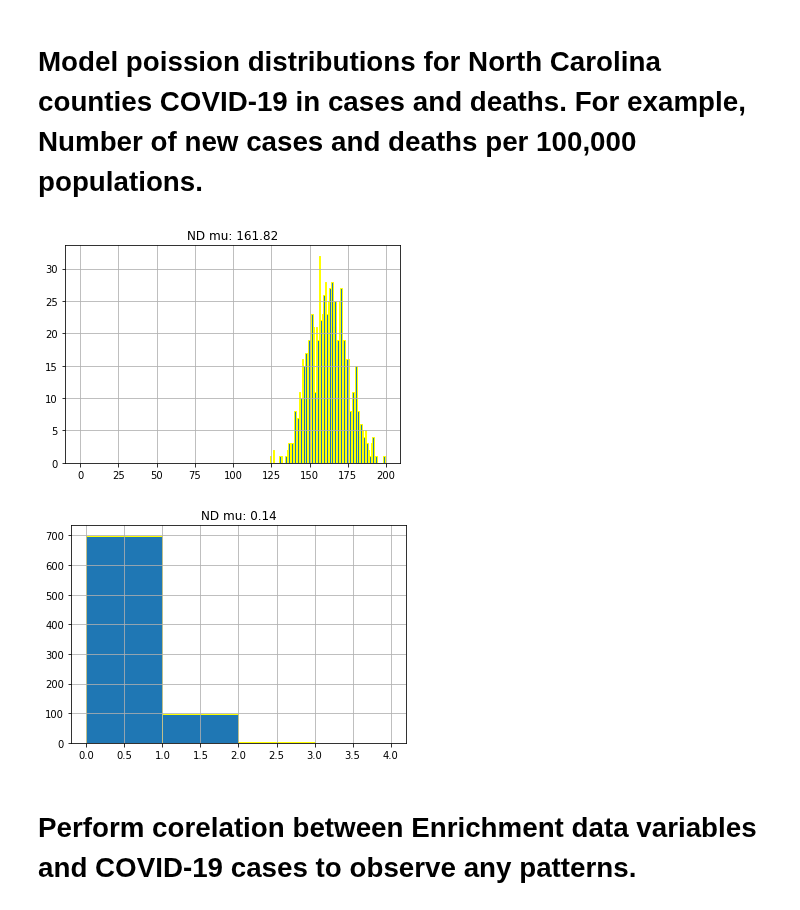
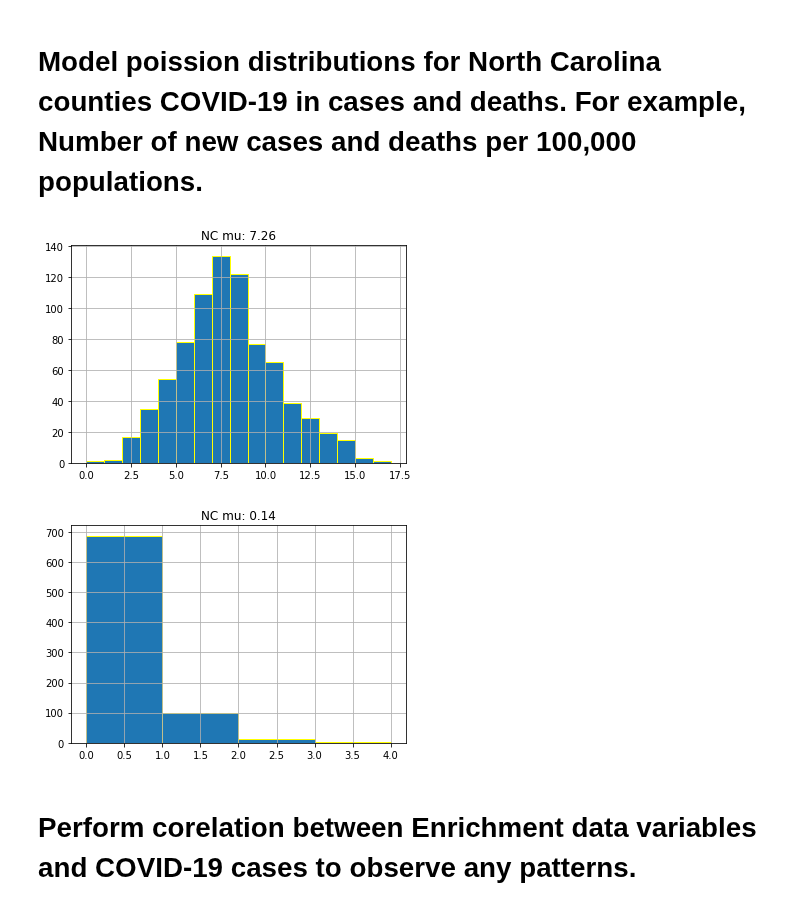
Before and after one commit to UNCG-CSE/COVID-Team-1, a Jupyter notebook: src/chris/stage2_task2_chris.ipynb, the cells around one changed output. Saved outputs shown, nothing was run; the diff lists cells and outputs as text; code cells hidden in the pictures.

```diff
--- a/src/chris/stage2_task2_chris.ipynb
+++ b/src/chris/stage2_task2_chris.ipynb
@@ -531,31 +531,31 @@ for x, states in zip((0,1), (random_states[0:3], random_states[3:])):
 # %%
 # Create subplot.
 fig, axis = plt.subplots(1,1, gridspec_kw={'hspace': .5, 'wspace': .5})
 # Calculate mean.
-mu_cases = state_daily_cases_normalized("NC").mean().mean()
+mu_cases = state_daily_cases_normalized("NC").filter(regex = "cases").mean().mean()
 # Generate 800 data fit to mean.
 d_poisson = stats.poisson.rvs(mu = mu_cases, size = 800)
 # Create histogram.
 figure = pd.DataFrame(d_poisson).hist(range=(0,max(d_poisson) + 1)
                             , bins=max(d_poisson)+1, ax = axis , ec='yellow')
 # Set title.
-axis.title.set_text(state +" mu: {:.2f}".format(mu_cases))
+axis.title.set_text("NC" +" mu: {:.2f}".format(mu_cases))
 # %% [output]
-[figure, old version]
+[figure, new version]
 # %%
 # Create subplot.
 fig, axis = plt.subplots(1,1, gridspec_kw={'hspace': .5, 'wspace': .5})
 # Calculate mean.
-mu_cases = state_daily_deaths_normalized("NC").mean().mean()
+mu_cases = state_daily_deaths_normalized("NC").filter(regex = "deaths").mean().mean()
 # Generate 800 data fit to mu cases.
 d_poisson = stats.poisson.rvs(mu = mu_cases, size = 800)
 # Create histogram.
 figure = pd.DataFrame(d_poisson).hist(range=(0,max(d_poisson) + 1)
                             , bins=max(d_poisson)+1, ax = axis , ec='yellow')
 # Set state and mean as title.
-axis.title.set_text(state +" mu: {:.2f}".format(mu_cases))
+axis.title.set_text("NC" +" mu: {:.2f}".format(mu_cases))
 # %% [output]
-[figure, old version]
+[figure, new version]
 # %% [markdown]
 # Perform corelation between Enrichment data variables and COVID-19 cases to observe any patterns.
 # %% [markdown]
```
Also changed, not shown: parts of 3 cells of this notebook.
